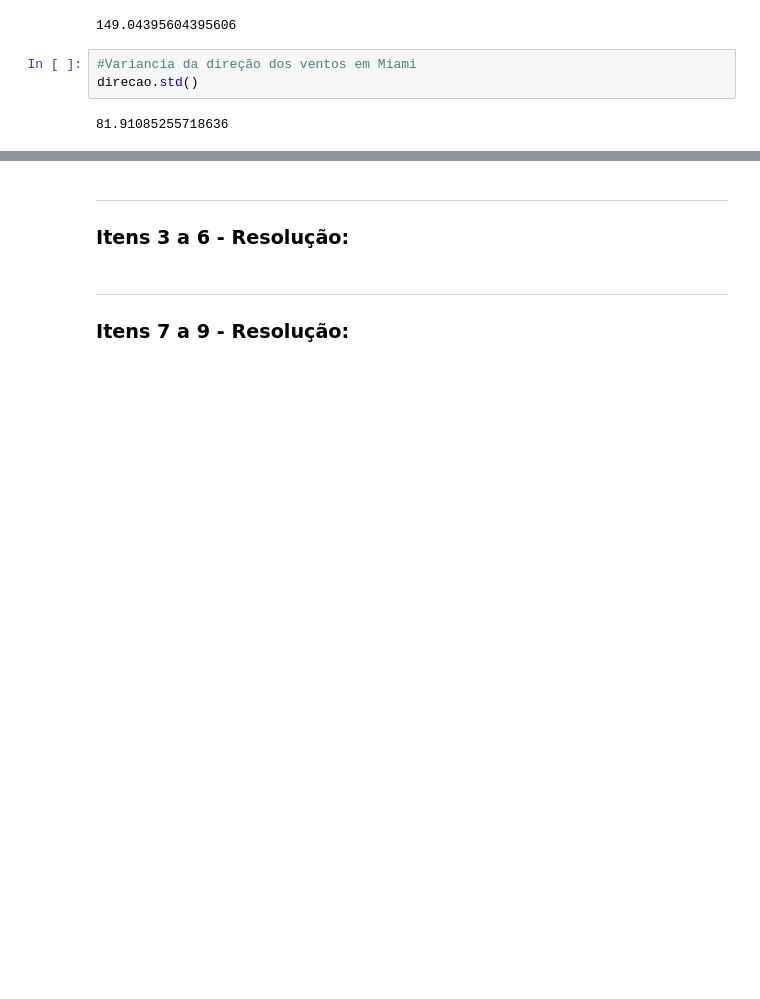
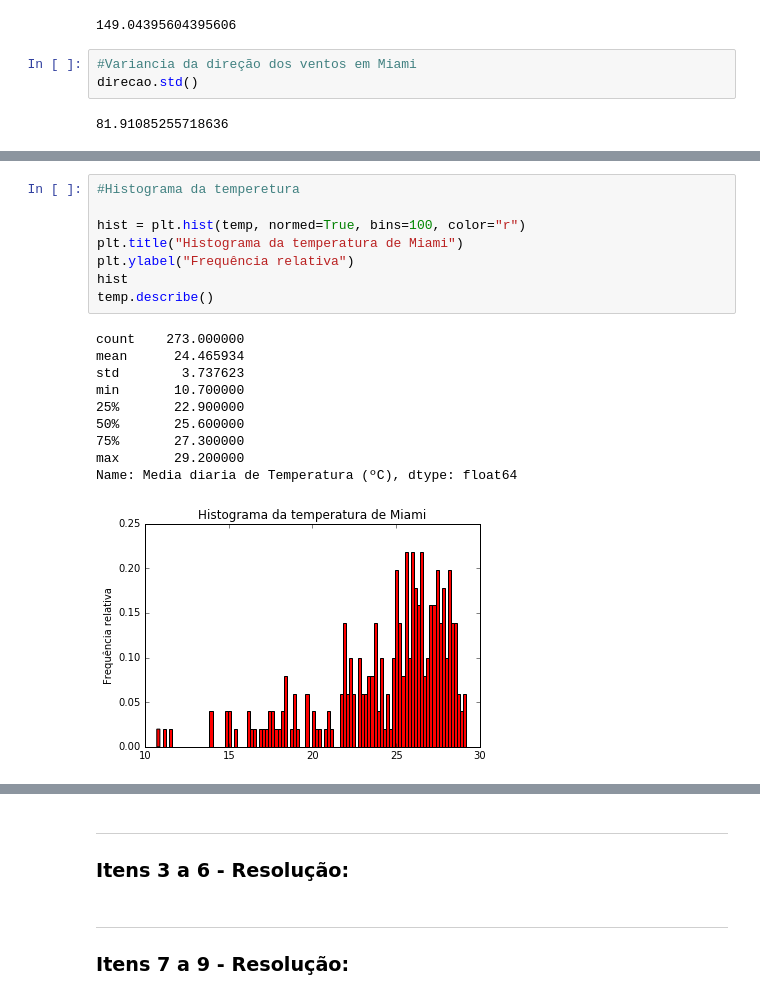
Before and after one commit to brunodratcu/CD_nao_bugado, a Jupyter notebook: miniporjeto1/MiniProjeto1 Layout.ipynb, the cells around one changed output, grey strips where cells are left out. Drawn from its saved outputs; the diff is of its cells as text; blank space fills up the shorter version.

```diff
--- a/miniporjeto1/MiniProjeto1 Layout.ipynb
+++ b/miniporjeto1/MiniProjeto1 Layout.ipynb
@@ -124,0 +136,19 @@ direcao.std()
+# %%
+#Histograma da temperetura
+
+hist = plt.hist(temp, normed=True, bins=100, color="r")
+plt.title("Histograma da temperatura de Miami")
+plt.ylabel("Frequência relativa")
+hist
+temp.describe()
+# %% [output]
+count    273.000000
+mean      24.465934
+std        3.737623
+min       10.700000
+25%       22.900000
+50%       25.600000
+75%       27.300000
+max       29.200000
+Name: Media diaria de Temperatura (ºC), dtype: float64
+[figure, added]
```
Also changed, not shown: parts of 12 cells of this notebook.
